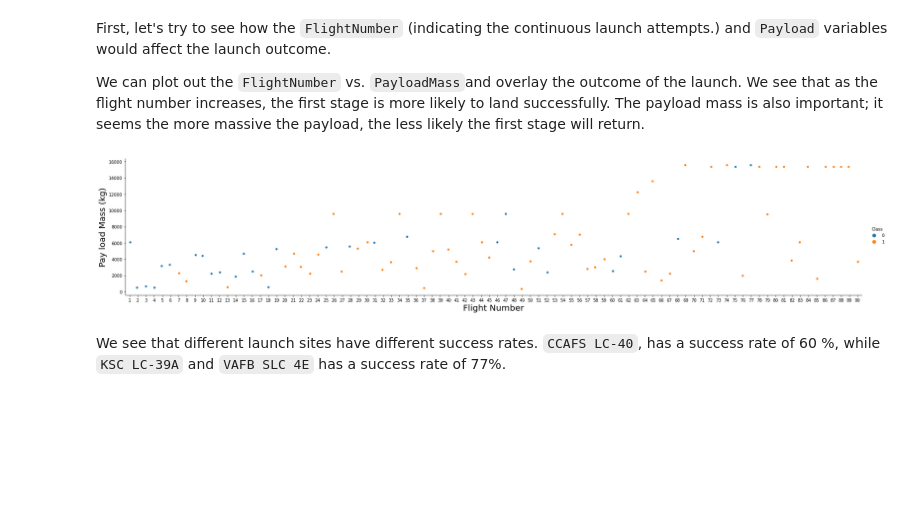
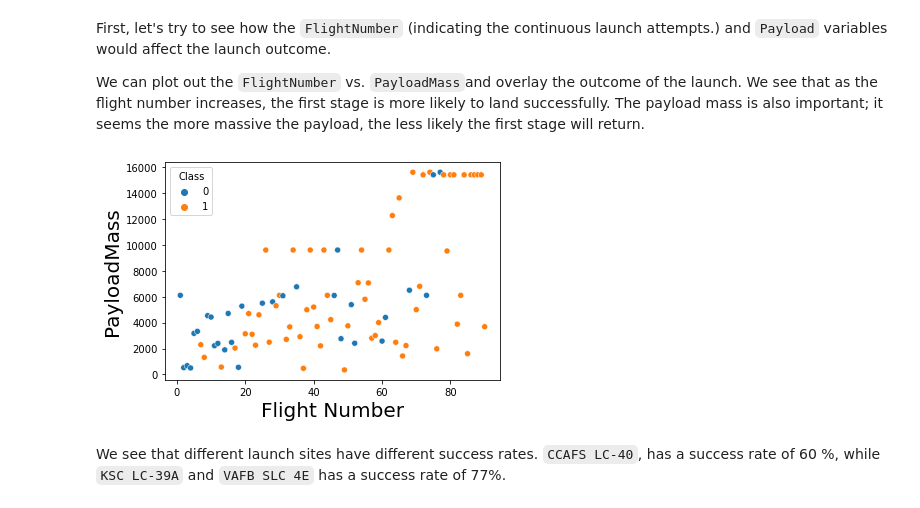
Before and after one commit to rickyk85/AppliedDataScienceCapstone, a Jupyter notebook: Exploratory Analysis using Pandas and Matplotlib.ipynb, the cells around one changed output. Saved outputs shown, nothing was run; the diff lists cells and outputs as text; code cells hidden in the pictures; blank space fills up the shorter version.

```diff
--- a/Exploratory Analysis using Pandas and Matplotlib.ipynb
+++ b/Exploratory Analysis using Pandas and Matplotlib.ipynb
@@ -68,12 +68,12 @@ First, let's try to see how the `FlightNumber` (indicating the continuous launch
 
 We can plot out the <code>FlightNumber</code> vs. <code>PayloadMass</code>and overlay the outcome of the launch. We see that as the flight number increases, the first stage is more likely to land successfully. The payload mass is also important; it seems the more massive the payload, the less likely the first stage will return.
 # %%
-sns.catplot(y="PayloadMass", x="FlightNumber", hue="Class", data=df, aspect = 5)
+sns.scatterplot(x="FlightNumber",y="PayloadMass",hue="Class",data = df)
 plt.xlabel("Flight Number",fontsize=20)
-plt.ylabel("Pay load Mass (kg)",fontsize=20)
+plt.ylabel("PayloadMass",fontsize=20)
 plt.show()
 # %% [output]
-[figure, old version]
+[figure, new version]
 # %% [markdown]
 We see that different launch sites have different success rates.  <code>CCAFS LC-40</code>, has a success rate of 60 %, while  <code>KSC LC-39A</code> and <code>VAFB SLC 4E</code> has a success rate of 77%.
 # %% [markdown]
```
Also changed, not shown: parts of 2 cells of this notebook.
